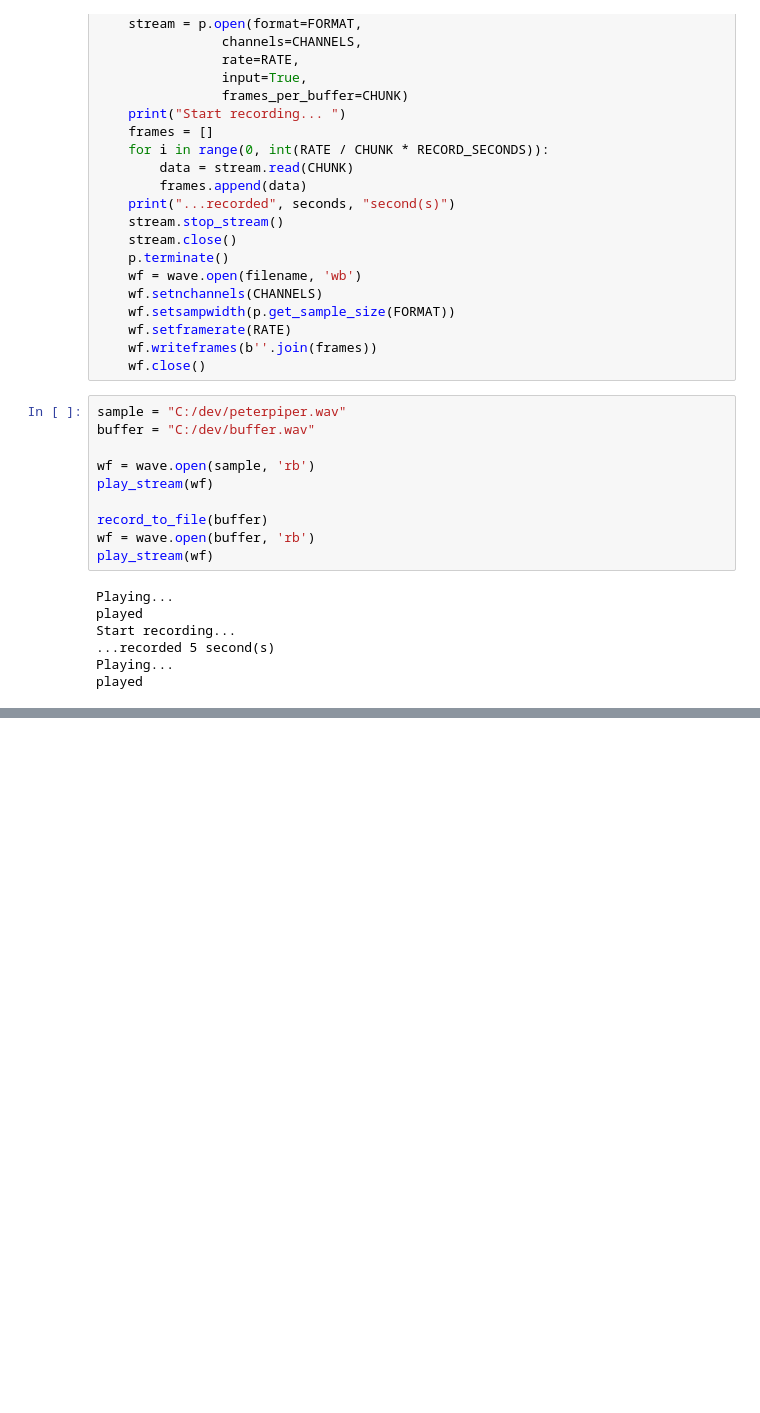
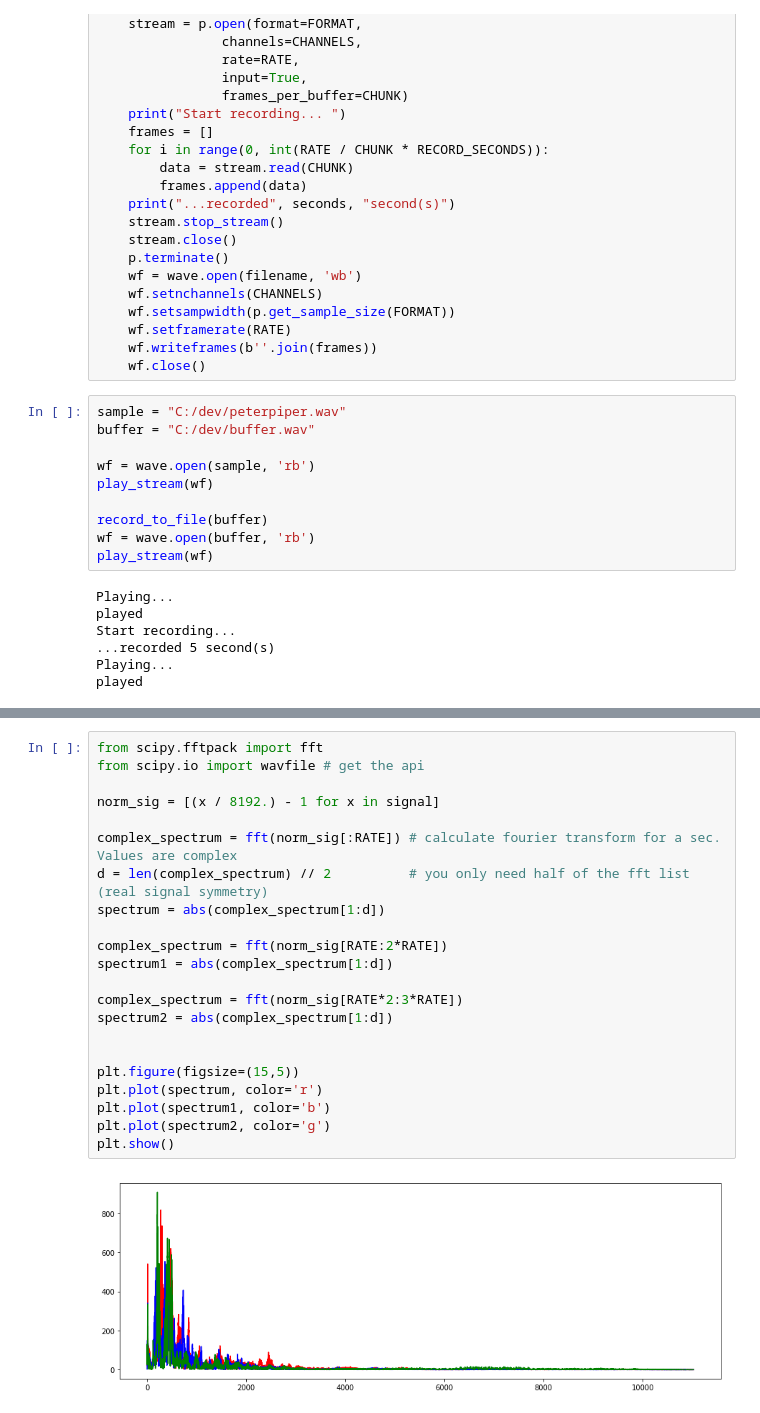
Before and after one commit to str-anger/practical-ai, a Jupyter notebook: 2/speech/Sound Recording and Playing.ipynb, the cells around one changed output, grey strips where cells are left out. Drawn from its saved outputs; the diff is of its cells as text; blank space fills up the shorter version.

```diff
--- a/2/speech/Sound Recording and Playing.ipynb
+++ b/2/speech/Sound Recording and Playing.ipynb
@@ -72,0 +87,24 @@ played
+# %%
+from scipy.fftpack import fft
+from scipy.io import wavfile # get the api
+
+norm_sig = [(x / 8192.) - 1 for x in signal]
+
+complex_spectrum = fft(norm_sig[:RATE]) # calculate fourier transform for a sec. Values are complex
+d = len(complex_spectrum) // 2          # you only need half of the fft list (real signal symmetry)
+spectrum = abs(complex_spectrum[1:d])
+
+complex_spectrum = fft(norm_sig[RATE:2*RATE])
+spectrum1 = abs(complex_spectrum[1:d])
+
+complex_spectrum = fft(norm_sig[RATE*2:3*RATE])
+spectrum2 = abs(complex_spectrum[1:d])
+
+
+plt.figure(figsize=(15,5))
+plt.plot(spectrum, color='r')
+plt.plot(spectrum1, color='b')
+plt.plot(spectrum2, color='g')
+plt.show()
+# %% [output]
+[figure, added]
```
Also changed, not shown: parts of 1 cell of this notebook, 2 other files.
